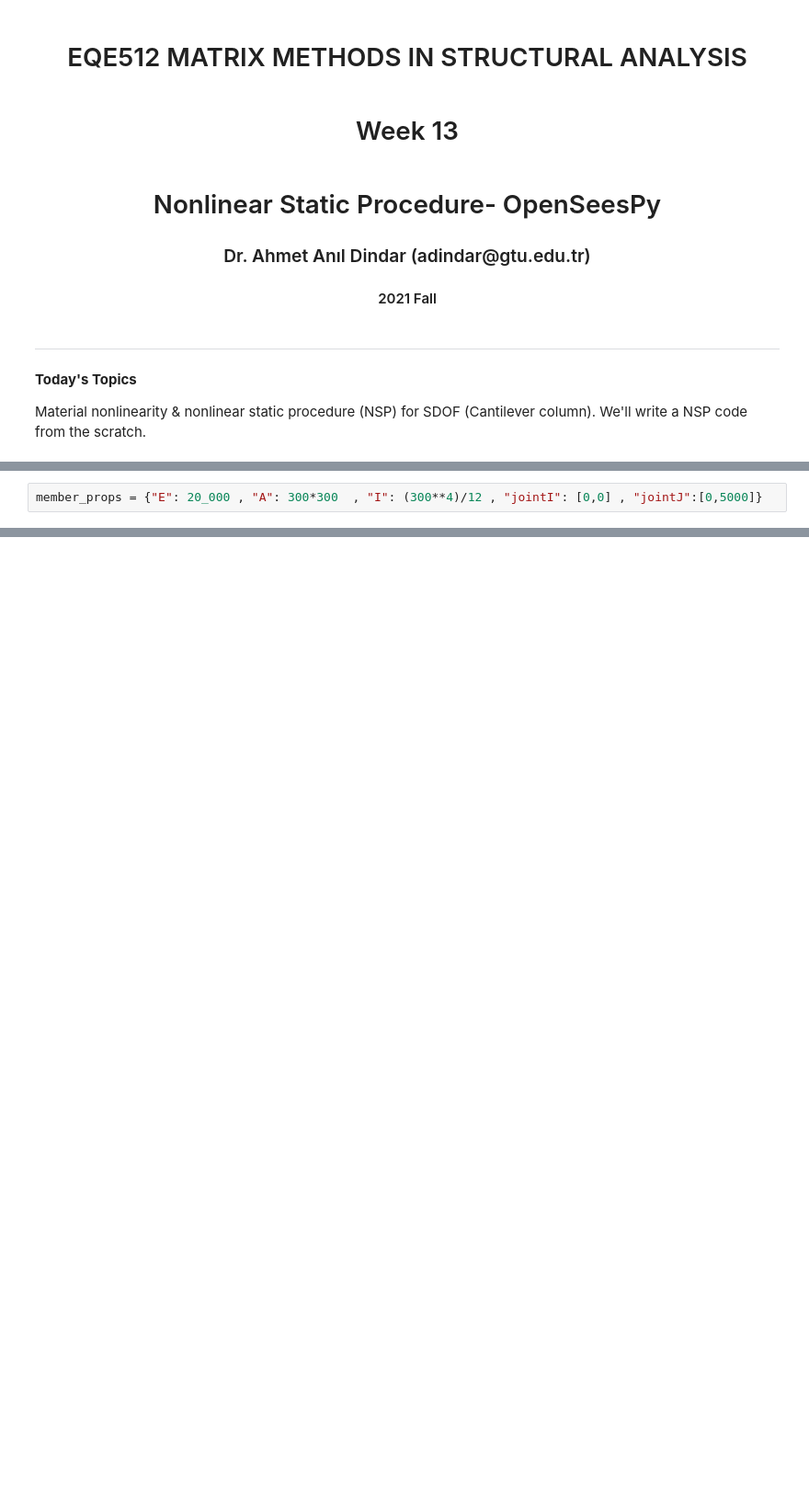
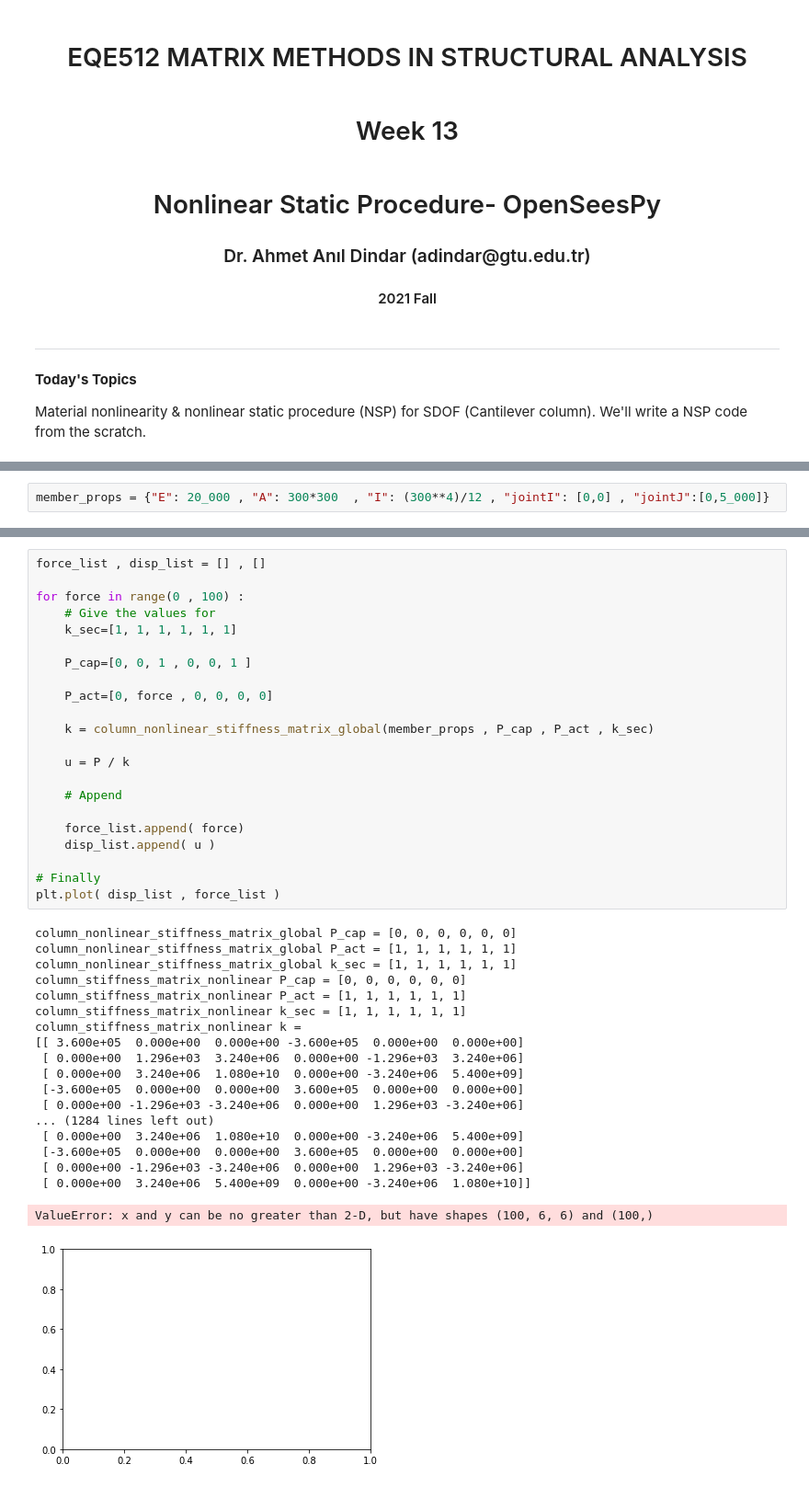
Before and after one commit to gtuinsaat/2021-EQE512-Matrix-Methods-In-Structural-Analysis, a Jupyter notebook: EQE512-Week13-Lecture.ipynb, the cells around one changed output, grey strips where cells are left out. Shown: that part at 92% size. Saved outputs shown, nothing was run; the diff lists cells and outputs as text; blank space fills up the shorter version.

```diff
--- a/EQE512-Week13-Lecture.ipynb
+++ b/EQE512-Week13-Lecture.ipynb
@@ -24,2 +164,2 @@ Material nonlinearity & nonlinear static procedure (NSP) for SDOF (Cantilever co
 # %%
-member_props = {"E": 20_000 , "A": 300*300  , "I": (300**4)/12 , "jointI": [0,0] , "jointJ":[0,5000]}
+member_props = {"E": 20_000 , "A": 300*300  , "I": (300**4)/12 , "jointI": [0,0] , "jointJ":[0,5_000]}
@@ -26,3 +222,45 @@ member_props = {"E": 20_000 , "A": 300*300  , "I": (300**4)/12 , "jointI": [0,0]
+# %%
+force_list , disp_list = [] , []
+
+for force in range(0 , 100) :
+    # Give the values for
+    k_sec=[1, 1, 1, 1, 1, 1]
+
+    P_cap=[0, 0, 1 , 0, 0, 1 ]
+
+    P_act=[0, force , 0, 0, 0, 0]
+
+    k = column_nonlinear_stiffness_matrix_global(member_props , P_cap , P_act , k_sec)
+
+    u = P / k
+
+    # Append
+
+    force_list.append( force)
+    disp_list.append( u )
+
+# Finally
+plt.plot( disp_list , force_list )
+# %% [output]
+column_nonlinear_stiffness_matrix_global P_cap = [0, 0, 0, 0, 0, 0]
+column_nonlinear_stiffness_matrix_global P_act = [1, 1, 1, 1, 1, 1]
+column_nonlinear_stiffness_matrix_global k_sec = [1, 1, 1, 1, 1, 1]
+column_stiffness_matrix_nonlinear P_cap = [0, 0, 0, 0, 0, 0]
+column_stiffness_matrix_nonlinear P_act = [1, 1, 1, 1, 1, 1]
+column_stiffness_matrix_nonlinear k_sec = [1, 1, 1, 1, 1, 1]
+column_stiffness_matrix_nonlinear k =
+[[ 3.600e+05  0.000e+00  0.000e+00 -3.600e+05  0.000e+00  0.000e+00]
+ [ 0.000e+00  1.296e+03  3.240e+06  0.000e+00 -1.296e+03  3.240e+06]
+ [ 0.000e+00  3.240e+06  1.080e+10  0.000e+00 -3.240e+06  5.400e+09]
+ [-3.600e+05  0.000e+00  0.000e+00  3.600e+05  0.000e+00  0.000e+00]
+ [ 0.000e+00 -1.296e+03 -3.240e+06  0.000e+00  1.296e+03 -3.240e+06]
+... (1284 lines left out)
+ [ 0.000e+00  3.240e+06  1.080e+10  0.000e+00 -3.240e+06  5.400e+09]
+ [-3.600e+05  0.000e+00  0.000e+00  3.600e+05  0.000e+00  0.000e+00]
+ [ 0.000e+00 -1.296e+03 -3.240e+06  0.000e+00  1.296e+03 -3.240e+06]
+ [ 0.000e+00  3.240e+06  5.400e+09  0.000e+00 -3.240e+06  1.080e+10]]
+ValueError: x and y can be no greater than 2-D, but have shapes (100, 6, 6) and (100,)
+[figure, added]
 # %% [markdown]
 ---
 
```
Also changed, not shown: parts of 12 cells of this notebook.
